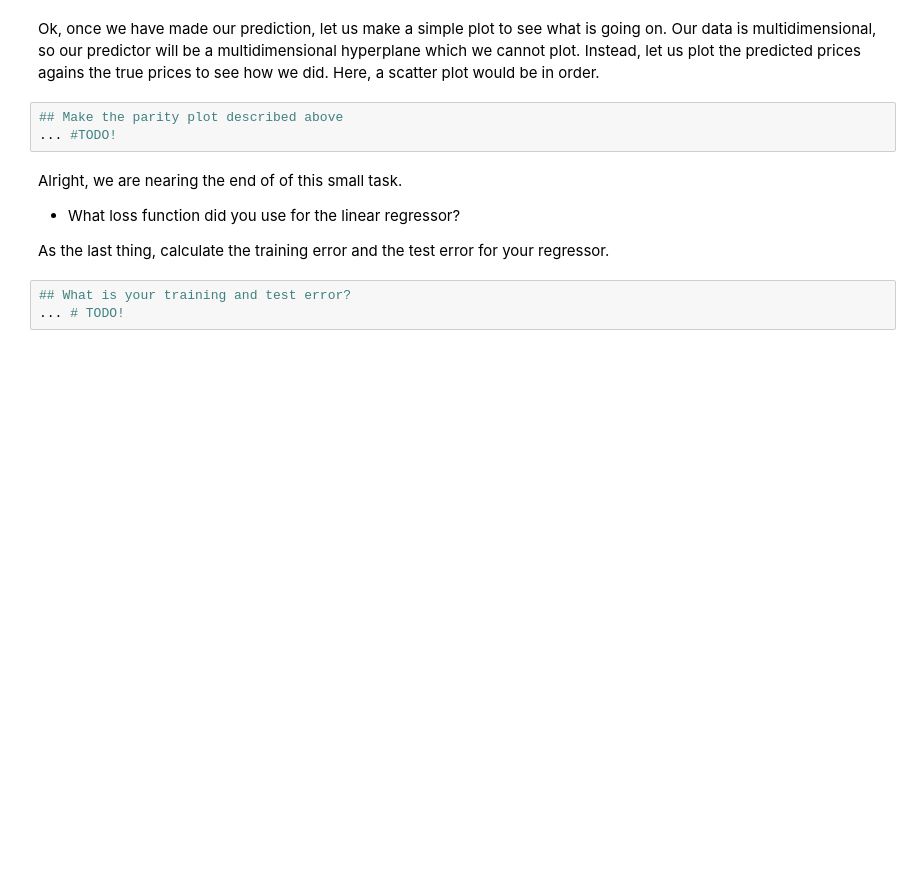
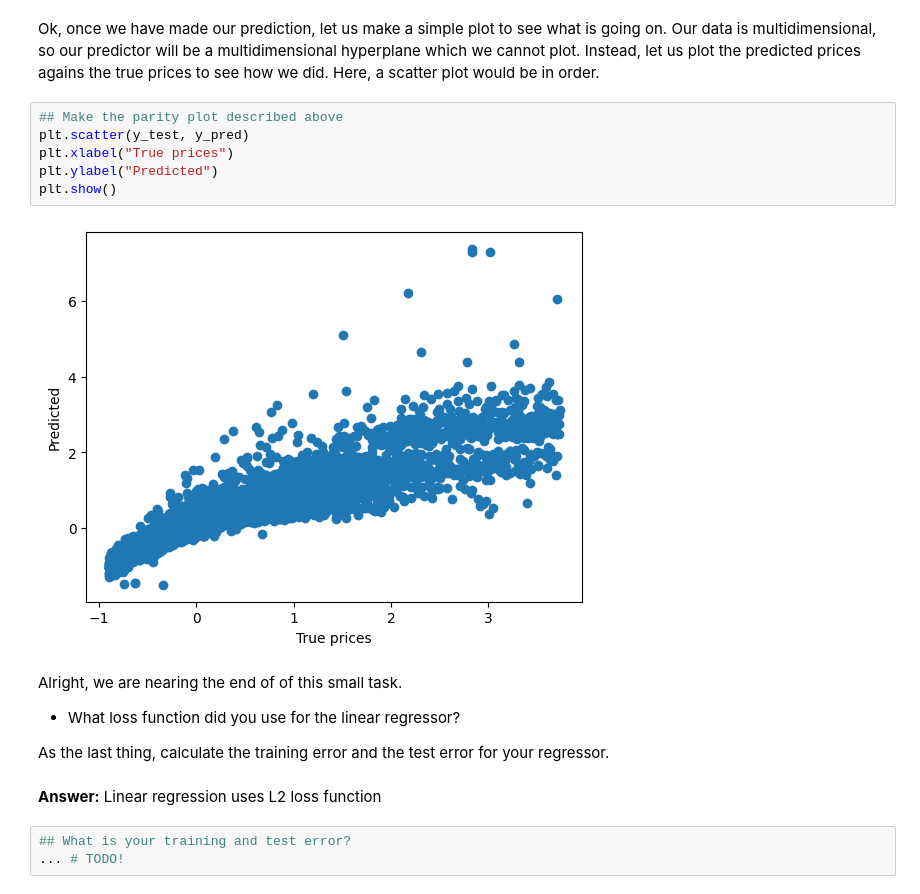
Before and after one commit to axellangenskiold/edap30, a Jupyter notebook: Lab-0.ipynb, the cells around one changed output. Saved outputs shown, nothing was run; the diff lists cells and outputs as text; blank space fills up the shorter version.

```diff
--- a/Lab-0.ipynb
+++ b/Lab-0.ipynb
@@ -146,12 +146,19 @@ y_pred = model.predict(X_test)
 Ok, once we have made our prediction, let us make a simple plot to see what is going on. Our data is multidimensional, so our predictor will be a multidimensional hyperplane which we cannot plot. Instead, let us plot the predicted prices agains the true prices to see how we did. Here, a scatter plot would be in order.
 # %%
 ## Make the parity plot described above
-... #TODO!
+plt.scatter(y_test, y_pred)
+plt.xlabel("True prices")
+plt.ylabel("Predicted")
+plt.show()
+# %% [output]
+[figure, added]
 # %% [markdown]
 Alright, we are nearing the end of of this small task.
 - What loss function did you use for the linear regressor?
 
 As the last thing, calculate the training error and the test error for your regressor.
+# %% [markdown]
+**Answer:** Linear regression uses L2 loss function
 # %%
 ## What is your training and test error?
 ... # TODO!
```
Also changed, not shown: parts of 1 cell of this notebook.
